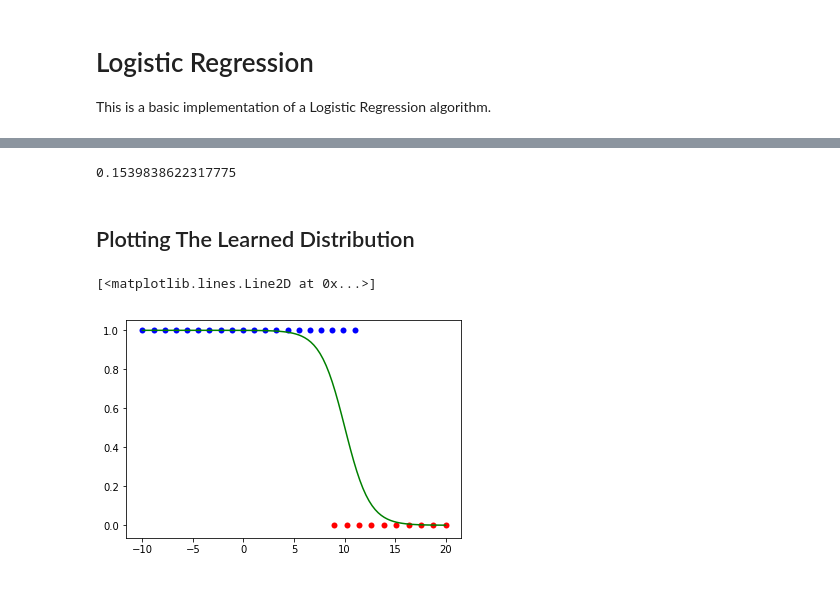
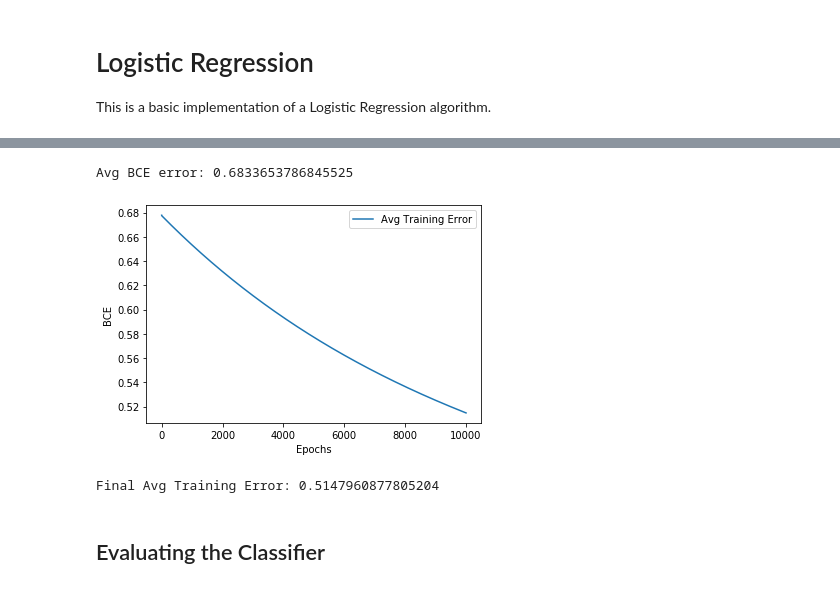
Before and after one commit to GiovanniCiampi/MachineLearning, a Jupyter notebook: LogisticRegression/Notebook.ipynb, the cells around one changed output, grey strips where cells are left out. Cells and saved outputs as stored; diff of their text form; code cells hidden in the pictures.

```diff
--- a/LogisticRegression/Notebook.ipynb
+++ b/LogisticRegression/Notebook.ipynb
@@ -42,7 +87,24 @@ lr.fit([[x] for x in X], y, learning_rate=0.01, epochs=500)
-# %%
-lr.fit([[x] for x in X], y, learning_rate=0.01, epochs=500)
-# %% [output]
-0.1539838622317775
-# %% [markdown]
-## Plotting The Learned Distribution
+# %%
+error = lr.fit(train_X, train_y, learning_rate=0.001, epochs=1)
+print(f'Avg BCE error: {error}')
+# %% [output]
+Avg BCE error: 0.6833653786845525
+# %%
+n_epochs = 10000
+# %%
+train_mses = [lr.fit(train_X, train_y, learning_rate=0.001, epochs=1) for i in tqdm(range(n_epochs))]
+# %%
+plt.plot(range(n_epochs), train_mses, label='Avg Training Error')
+plt.xlabel("Epochs")
+plt.ylabel("BCE")
+plt.legend()
+plt.show()
+# %% [output]
+[figure, added]
+# %%
+print(f'Final Avg Training Error: {train_mses[-1]}')
+# %% [output]
+Final Avg Training Error: 0.5147960877805204
+# %% [markdown]
+## Evaluating the Classifier
 # %%
@@ -52,7 +111,0 @@ X_plot = np.linspace(-10, 20, 100)
-# %%
-plt.scatter(X_f, np.zeros(len(X_f)), color="red", linewidths=0.0001)
-plt.scatter(X_t, np.ones(len(X_t)), color="blue", linewidths=0.0001)
-plt.plot(X_plot, 1. / (1. + np.exp(-(params[0]+params[1]*X_plot))), color="green")
-# %% [output]
-[<matplotlib.lines.Line2D at 0x...>]
-[figure, removed]
```
Also changed, not shown: parts of 26 cells of this notebook, 2 other files.
